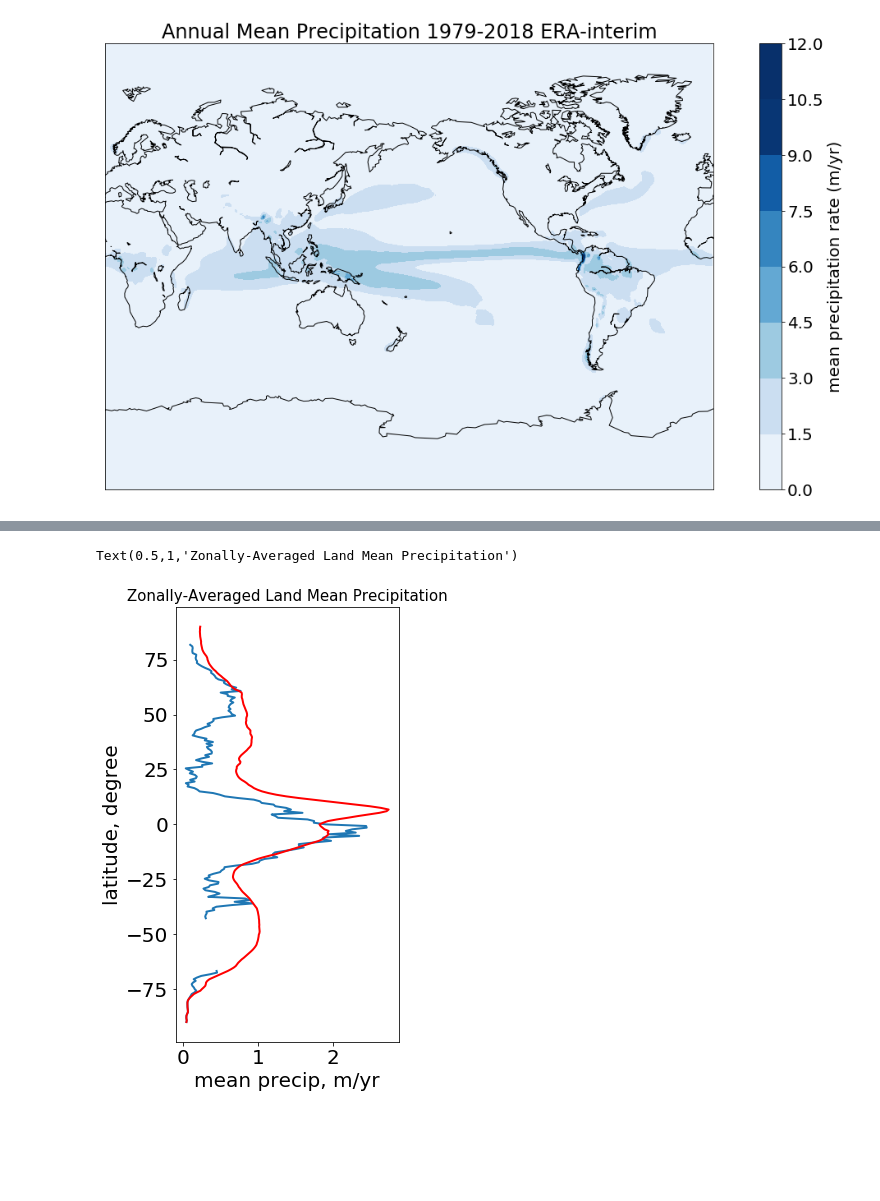
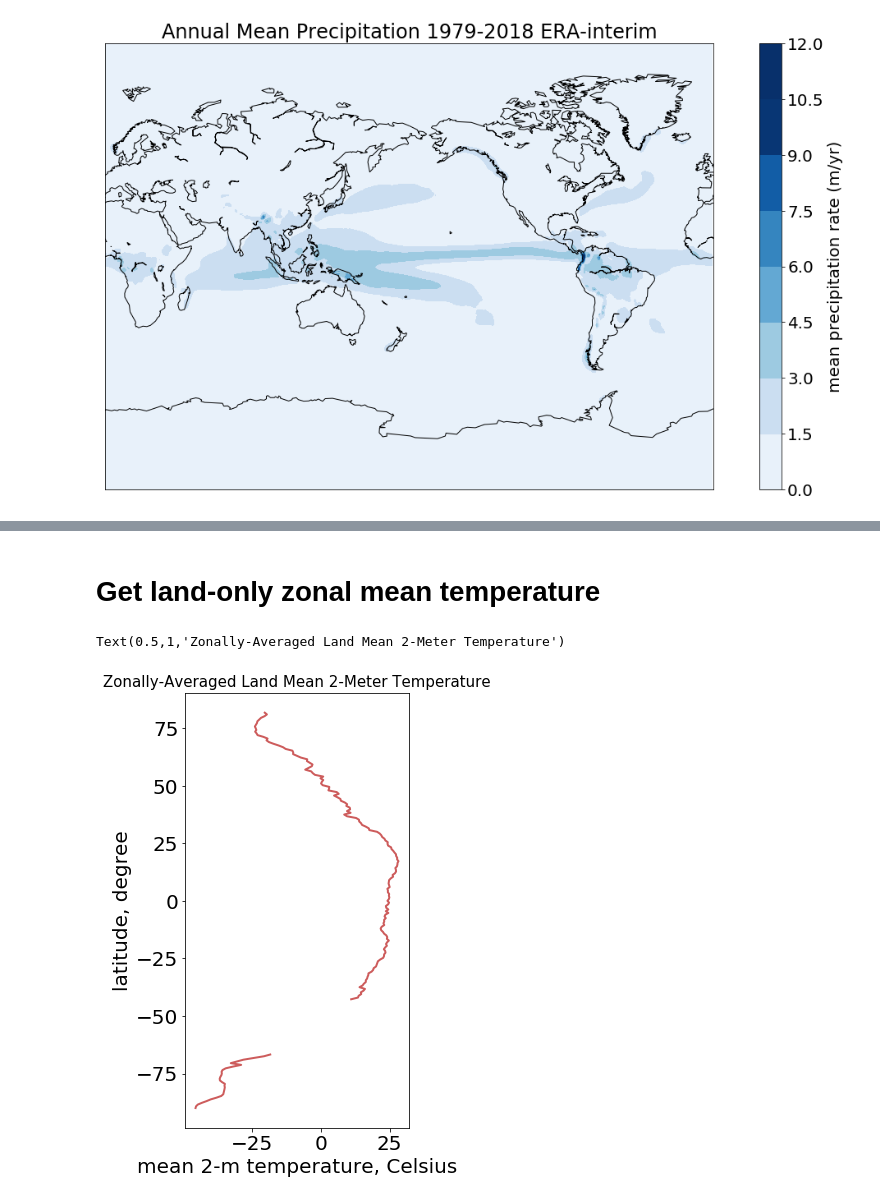
Before and after one commit to jiabin-liu/random.rand, a Jupyter notebook: zonally_avg_precip.ipynb, the cells around one changed output, grey strips where cells are left out. Saved outputs shown, nothing was run; the diff lists cells and outputs as text; code cells hidden in the pictures; blank space fills up the shorter version.

Commit message:
Adding the 2-m temperature field

```diff
--- a/zonally_avg_precip.ipynb
+++ b/zonally_avg_precip.ipynb
@@ -41,0 +59,5 @@ global_precip = np.nanmean(avg_precip,axis=1)
+# %%
+fname_T = "/global/cscratch1/sd/jiabin/nick/ERA-interim_avg_T.nc"
+rootgrp = Dataset(fname_T, 'r')
+sst = np.flip(np.squeeze(rootgrp.variables['sst'][:]), axis=0) - 273.15 #original unit was in K
+t2m = np.flip(np.squeeze(rootgrp.variables['t2m'][:]), axis=0) - 273.15
@@ -42,2 +77,5 @@ global_precip = np.nanmean(avg_precip,axis=1)
+# %% [markdown]
+# Get land-only zonal mean temperature
 # %%
-land_precip = np.where(landsea_mask==1, avg_precip, np.nan)
+land_t2m = np.where(landsea_mask==1, t2m, np.nan)
+zonal_land_t2m = np.nanmean(land_t2m, axis=1)
@@ -46,10 +82,10 @@ zonal_land_mean = np.nanmean(land_precip, axis=1)
 # %%
 figure = plt.figure(figsize=(4,8))
-plt.plot(zonal_land_mean, LAT, label='Land Only')
-plt.plot(global_precip, LAT, color='red', )
-plt.xlabel('mean precip, m/yr')
+plt.plot(zonal_land_t2m, LAT, color='indianred')
+plt.xlabel('mean 2-m temperature, Celsius')
 plt.ylabel('latitude, degree')
-plt.title('Zonally-Averaged Land Mean Precipitation', fontsize=15)
+
+plt.title('Zonally-Averaged Land Mean 2-Meter Temperature', fontsize=15)
 # %% [output]
-Text(0.5,1,'Zonally-Averaged Land Mean Precipitation')
+Text(0.5,1,'Zonally-Averaged Land Mean 2-Meter Temperature')
-[figure, old version]
+[figure, new version]
```
Also changed, not shown: parts of 7 cells of this notebook.
